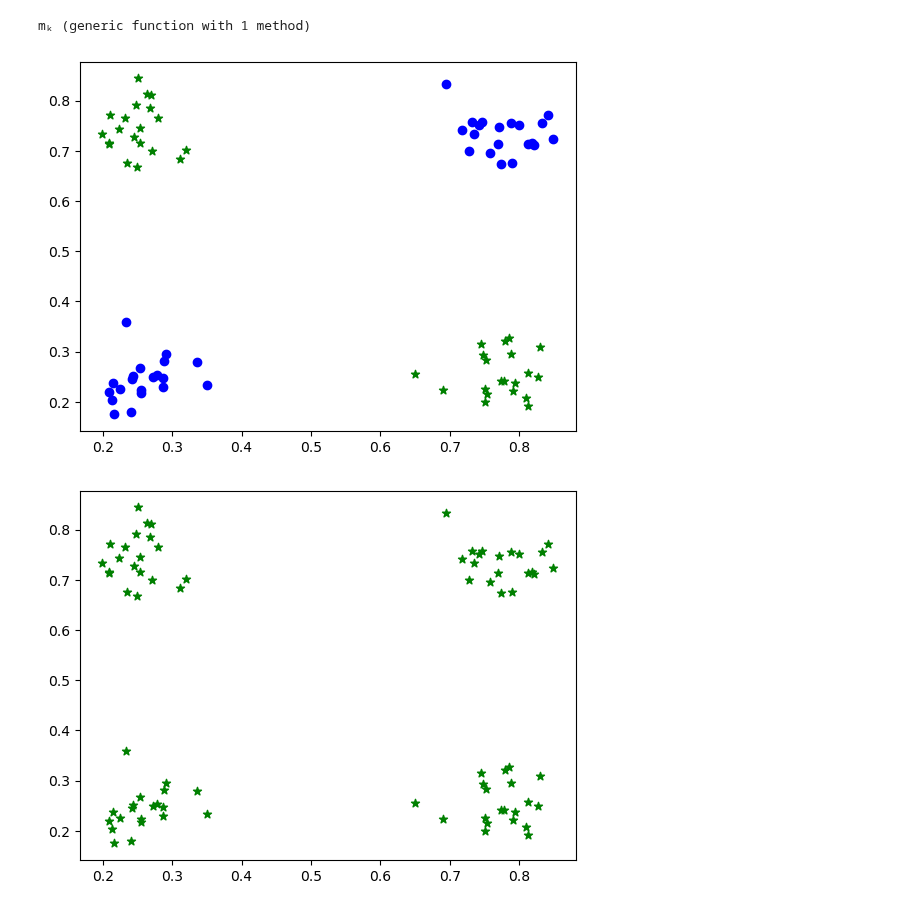
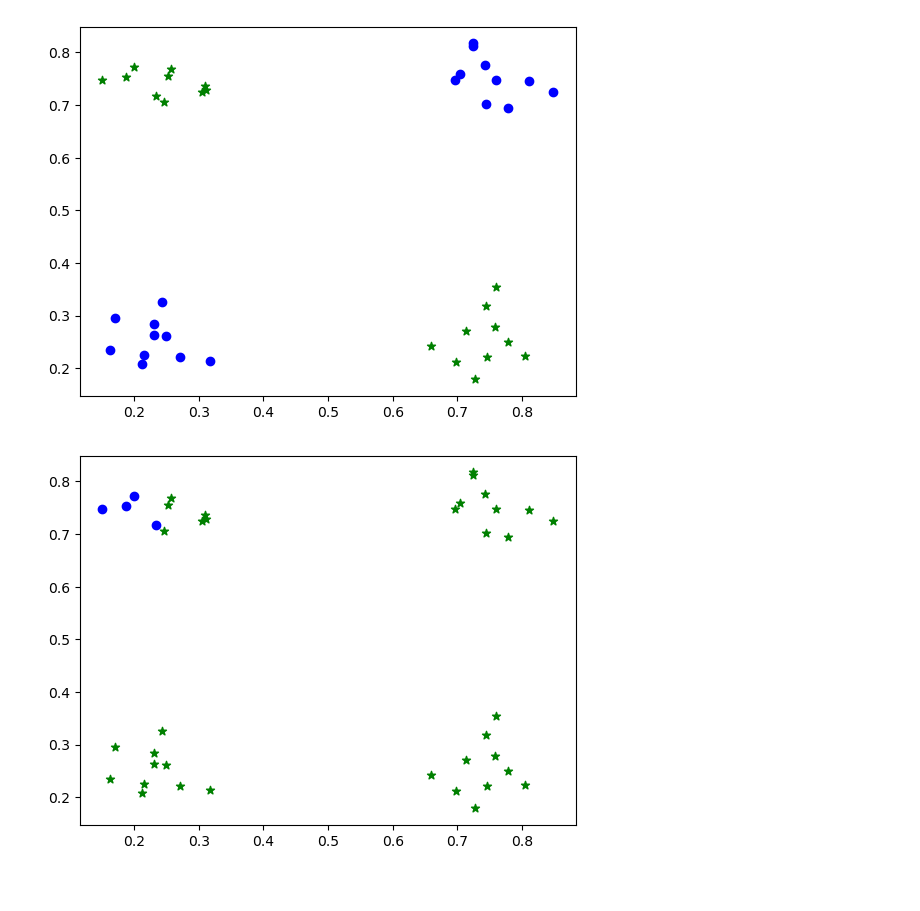
Before and after one commit to jberezow/RJMCMC, a Jupyter notebook: Thesis-MLP.ipynb, the cells around one changed output. Drawn from its saved outputs; the diff is of its cells as text; code cells hidden in the pictures.

```diff
--- a/Thesis-MLP.ipynb
+++ b/Thesis-MLP.ipynb
@@ -9,7 +10,7 @@ using ForwardDiff;
 # %%
 #Hyperparameters
-n = 20
-N = 80
+n = 10
+N = 40
 σₐ = 0.002
 k_range = 12
 k_list = [i for i in 1:k_range];
@@ -43,17 +44,7 @@ function data_labeller(y::Array{Float64})
     return labels
 end
 
-function sigmoid(x::Array{Float64}, a=10)
-    return 1.0 ./ (1.0 .+ a.*exp.(-x))
-end
-
-function sigmoid(x::Float64, a=10)
-    return 1.0/(1.0 + a*exp(-x))
-end
-
 mₖ(k) = k*4 + 1;
-# %% [output]
-mₖ (generic function with 1 method)
 # %%
 #Generate XOR Data
 function real_data(N::Int, modes::Int, σ::Float64)
@@ -89,7 +80,7 @@ plot_data(data_raw,classes)
 data = transpose(data_raw)
 size(data);
 # %% [output]
-[figure, old version]
+[figure, new version]
 # %%
 #Bayesian Neural Net
 function G(x, Θ::AbstractVector, k::Int)
@@ -105,35 +96,35 @@ end;
 @dist k_count(r,p,min) = neg_binom(r,p) + 1
 
 @gen function classifier(x::Array{Float64})
     σₖ = 100.0::Float64
 
     k ~ uniform_discrete(1,k_range) #Number of hidden nodes
     #k ~ k_count(1,0.5,1) #Shifted Negative Binomial
     #println(k)
 
     # Create the weight and bias vector.
     m = mₖ(k)
     μ = zeros(m)
     Σ = Diagonal([σₖ for i=1:m])
     Θ ~ mvnormal(μ,Σ) #Coefficients of the polynomial
 
     #Return Network Scores for X
     scores = Flux.σ.(G(x,Θ,k))
 
     #Logistic Regression Likelihood
     y = zeros(length(x[1,:])) #Array to fill with class labels
-    for j=1:N
+    for j=1:length(x[1,:])
         y[j] = @trace(normal(scores[j]*1 + (1-scores[j])*0, 0.05), (:y,j))
     end
     return scores
 
 end;
 
 predictions = classifier(data)
 preds = data_labeller(predictions)
 plot_data(data_raw,preds)
 # %% [output]
-[figure, old version]
+[figure, new version]
 # %%
 #Register Observed Data - Bernoulli
 obs_master = choicemap()::ChoiceMap
```
Also changed, not shown: parts of 10 cells of this notebook.
